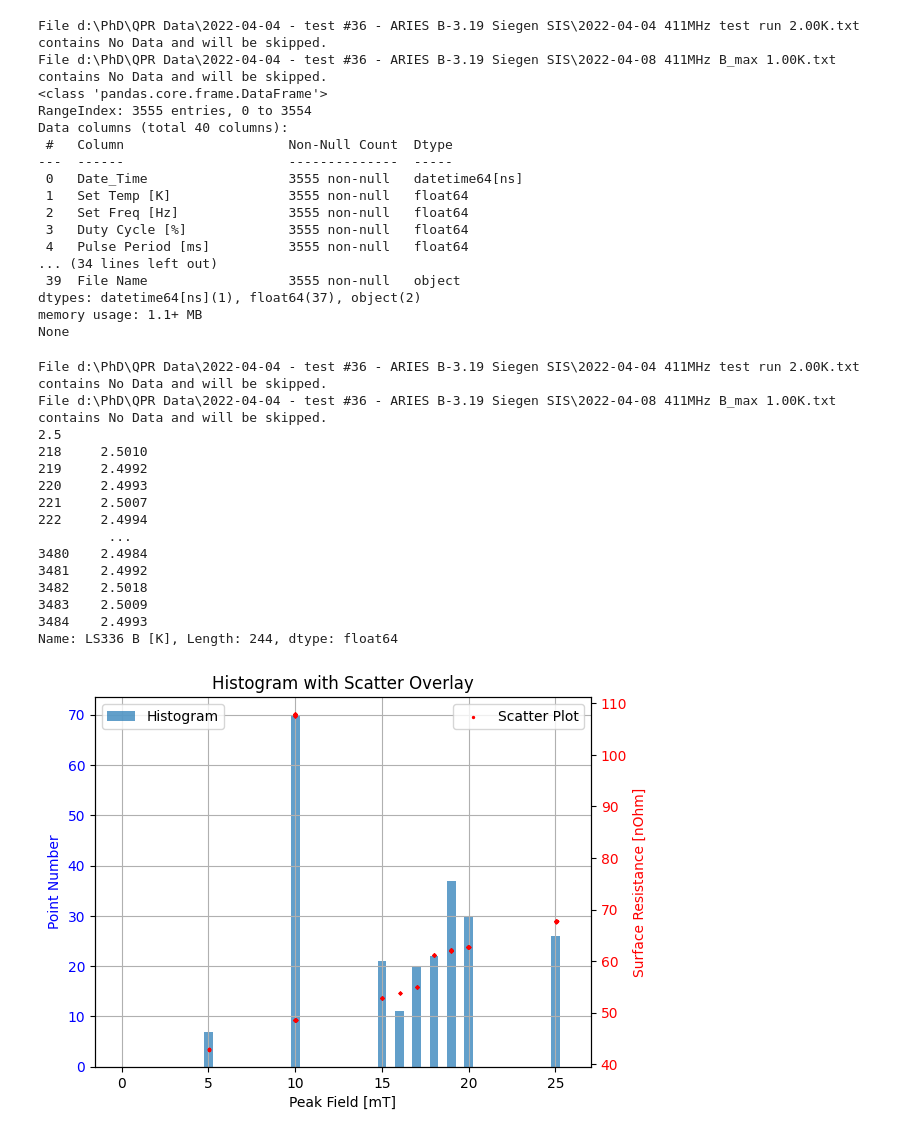
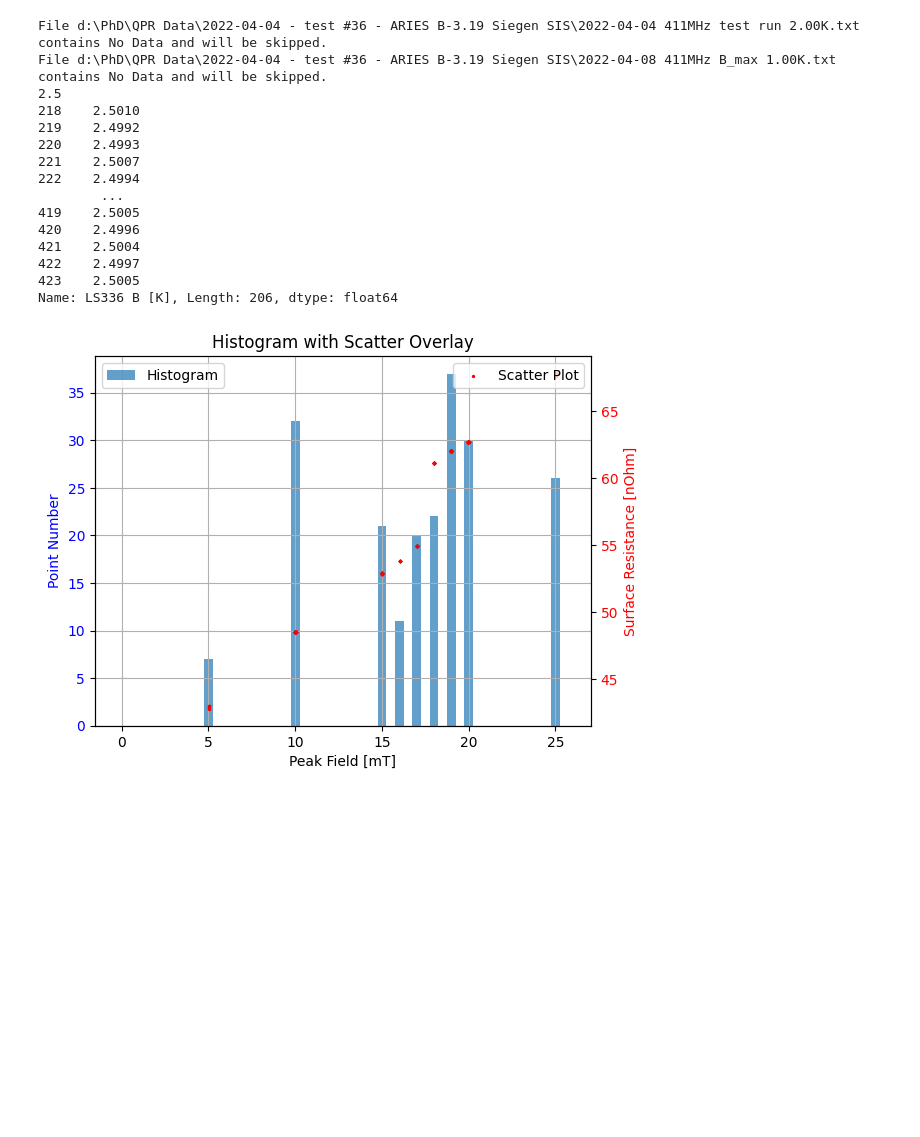
Before and after one commit to Dmitry-LO/QPR-Data-Analysis, a Jupyter notebook: main.ipynb, the cells around one changed output. Saved outputs shown, nothing was run; the diff lists cells and outputs as text; code cells hidden in the pictures; blank space fills up the shorter version.

```diff
--- a/main.ipynb
+++ b/main.ipynb
@@ -67,75 +1,38 @@ plt.show()
 # %%
 import glob, os
 import pandas as pd
 import numpy as np
 import matplotlib.pyplot as plt
 from funclib.importf import *
 
 script_dir = os.path.dirname(os.path.abspath("main.ipynb"))
 phd_dir = os.path.dirname(script_dir)
 TestPath = os.path.join(phd_dir, "QPR Data", "2022-04-04 - test #36 - ARIES B-3.19 Siegen SIS")
 
 Test1 = HandleTest(TestPath)
-Test1Data = Test1.LoadData(pattern="*41*MHz*.txt")
+Test1Data = Test1.load_data(pattern="*41*MHz*.txt")
 
-#pd.set_option('display.max_rows', 100)
-print(Test1.Data.info())
+#Test1Data.info()
+#pd.set_option('display.max_rows', None)
+#print(Test1Data["File Name"])
+#print(Test1.Data["Run"].unique())
 
-#Test1Data.plot.scatter(x="Peak Field on Sample [mT]", y="Surface Resistance [nOhm]")
-#plt.show()
+Test1.plotHistogram(step = 0.5, ParamName=FieldNames.SENS_B, ParamVal=2.5, ParamTol=0.05, Run=1)
 # %% [output]
 File d:\PhD\QPR Data\2022-04-04 - test #36 - ARIES B-3.19 Siegen SIS\2022-04-04 411MHz test run 2.00K.txt contains No Data and will be skipped.
 File d:\PhD\QPR Data\2022-04-04 - test #36 - ARIES B-3.19 Siegen SIS\2022-04-08 411MHz B_max 1.00K.txt contains No Data and will be skipped.
-<class 'pandas.core.frame.DataFrame'>
-RangeIndex: 3555 entries, 0 to 3554
-Data columns (total 40 columns):
- #   Column                     Non-Null Count  Dtype
----  ------                     --------------  -----
- 0   Date_Time                  3555 non-null   datetime64[ns]
- 1   Set Temp [K]               3555 non-null   float64
- 2   Set Freq [Hz]              3555 non-null   float64
- 3   Duty Cycle [%]             3555 non-null   float64
- 4   Pulse Period [ms]          3555 non-null   float64
-... (34 lines left out)
- 39  File Name                  3555 non-null   object
-dtypes: datetime64[ns](1), float64(37), object(2)
-memory usage: 1.1+ MB
-None
+2.5
+218    2.5010
+219    2.4992
+220    2.4993
+221    2.5007
+222    2.4994
+        ...
+419    2.5005
+420    2.4996
+421    2.5004
+422    2.4997
+423    2.5005
+Name: LS336 B [K], Length: 206, dtype: float64
+[figure, added]
-# %%
-import glob, os
-import pandas as pd
-import numpy as np
-import matplotlib.pyplot as plt
-from funclib.importf import *
-
-script_dir = os.path.dirname(os.path.abspath("main.ipynb"))
-phd_dir = os.path.dirname(script_dir)
-TestPath = os.path.join(phd_dir, "QPR Data", "2022-04-04 - test #36 - ARIES B-3.19 Siegen SIS")
-
-Test1 = HandleTest(TestPath)
-Test1Data = Test1.LoadData(pattern="*41*MHz*.txt")
-
-#Test1Data.info()
-#pd.set_option('display.max_rows', None)
-#print(Test1Data["File Name"])
-#print(Test1.Data["Run"].unique())
-
-Test1.plotHistogram(step = 0.5, ParamName=FieldNames.SENS_B, ParamVal=2.5, ParamTol=0.05)
-# %% [output]
-File d:\PhD\QPR Data\2022-04-04 - test #36 - ARIES B-3.19 Siegen SIS\2022-04-04 411MHz test run 2.00K.txt contains No Data and will be skipped.
-File d:\PhD\QPR Data\2022-04-04 - test #36 - ARIES B-3.19 Siegen SIS\2022-04-08 411MHz B_max 1.00K.txt contains No Data and will be skipped.
-2.5
-218     2.5010
-219     2.4992
-220     2.4993
-221     2.5007
-222     2.4994
-         ...
-3480    2.4984
-3481    2.4992
-3482    2.5018
-3483    2.5009
-3484    2.4993
-Name: LS336 B [K], Length: 244, dtype: float64
-[figure, removed]
 # %%
```
Also changed, not shown: parts of 3 cells of this notebook, 5 other files.
